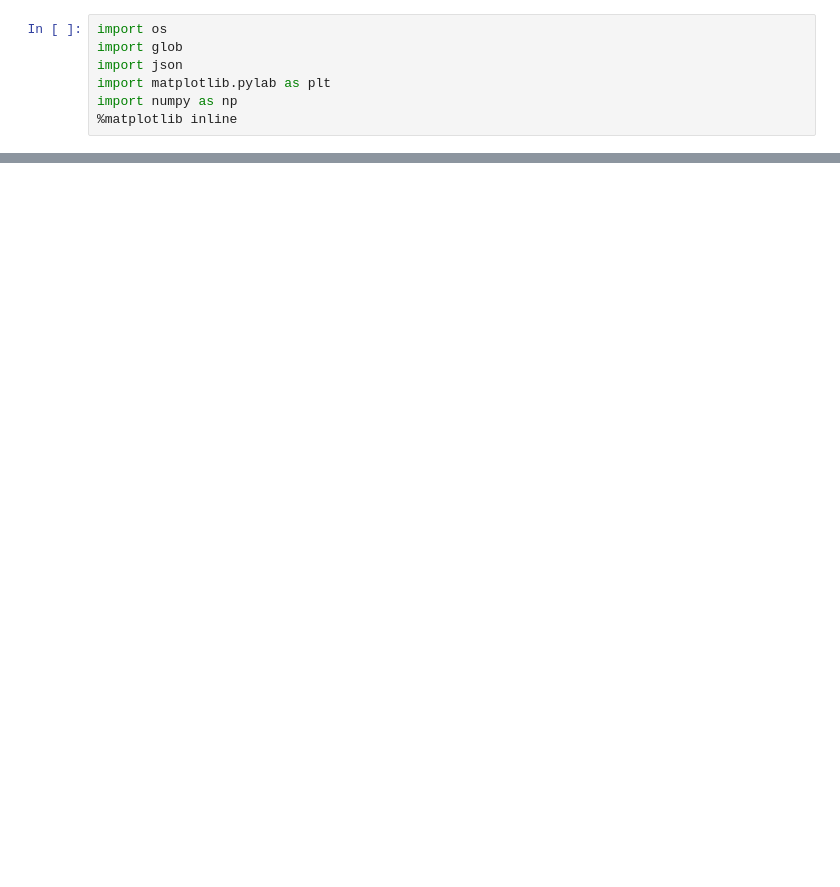
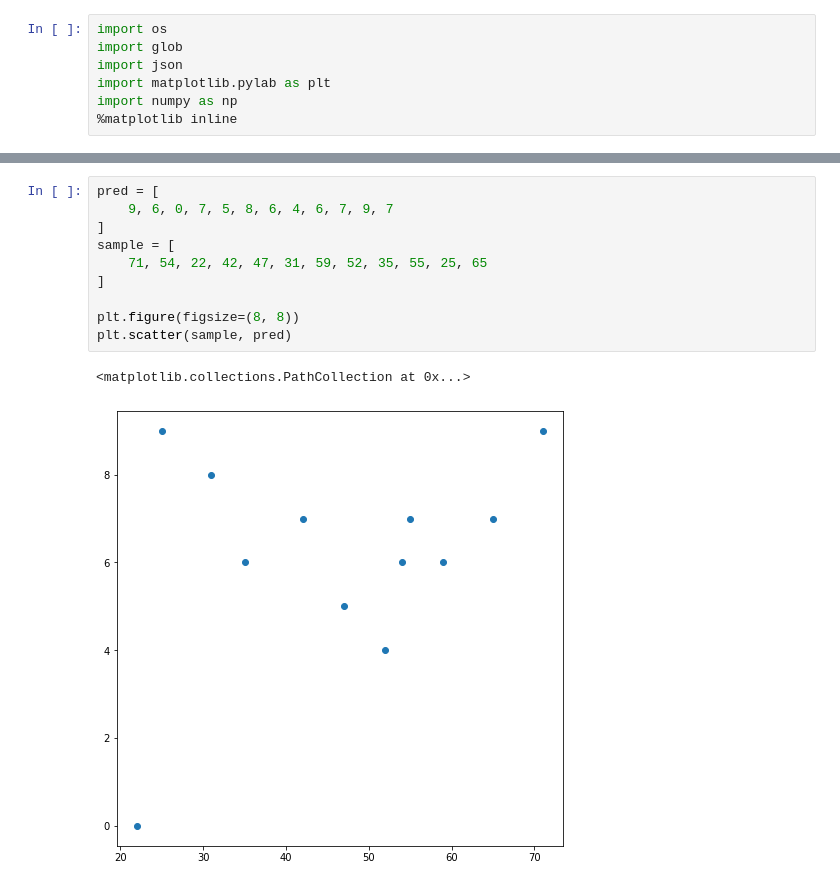
Before and after one commit to funalab/STSP, a Jupyter notebook: notebooks/log_analysis.ipynb, the cells around one changed output, grey strips where cells are left out. Drawn from its saved outputs; the diff is of its cells as text; blank space fills up the shorter version.

```diff
--- a/notebooks/log_analysis.ipynb
+++ b/notebooks/log_analysis.ipynb
@@ -89,0 +94,13 @@ for k in range(len(res_log)):
+# %%
+pred = [
+    9, 6, 0, 7, 5, 8, 6, 4, 6, 7, 9, 7
+]
+sample = [
+    71, 54, 22, 42, 47, 31, 59, 52, 35, 55, 25, 65
+]
+
+plt.figure(figsize=(8, 8))
+plt.scatter(sample, pred)
+# %% [output]
+<matplotlib.collections.PathCollection at 0x...>
+[figure, added]
```
Also changed, not shown: parts of 2 cells of this notebook, 2 other files.
